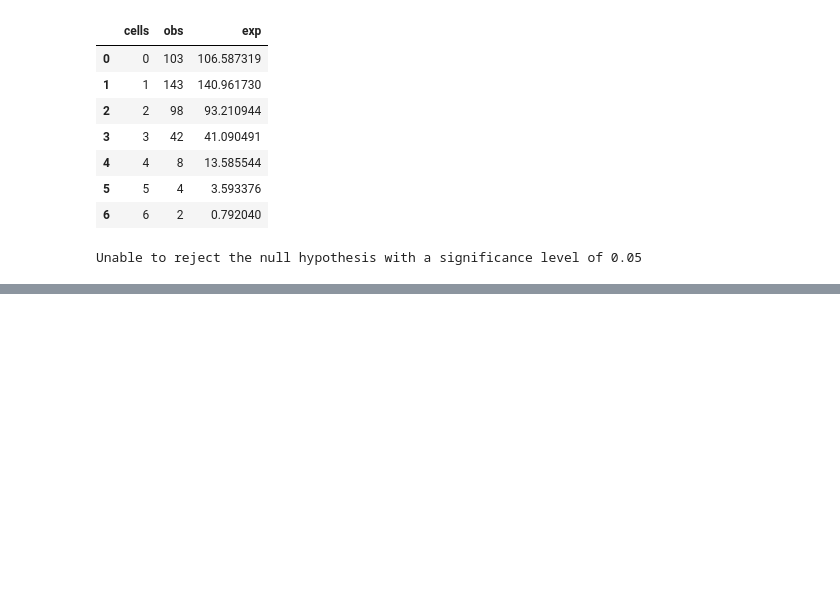
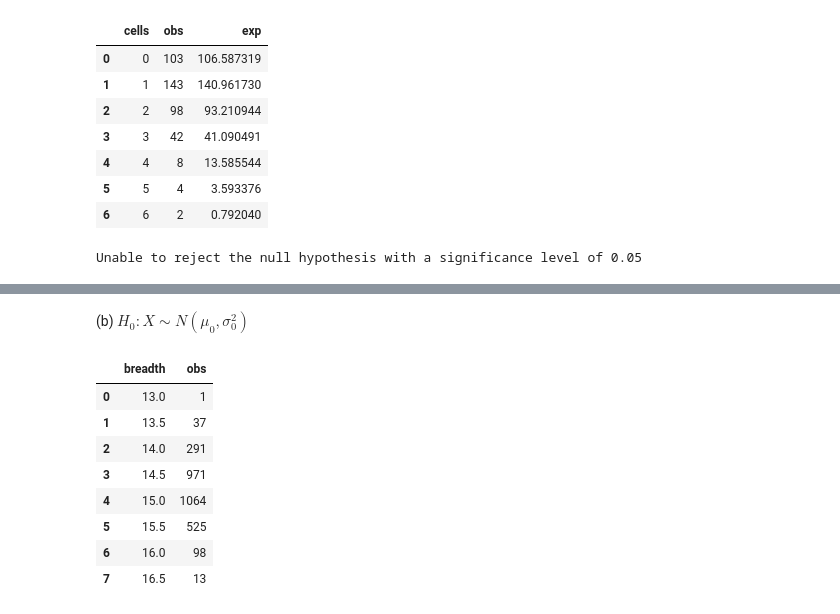
Before and after one commit to ArturoSbr/Principles-of-Statistics-MG-Bulmer-1965, a Jupyter notebook: 9_tests_of_significance.ipynb, the cells around one changed output, grey strips where cells are left out. Saved outputs shown, nothing was run; the diff lists cells and outputs as text; code cells hidden in the pictures; blank space fills up the shorter version.

```diff
--- a/9_tests_of_significance.ipynb
+++ b/9_tests_of_significance.ipynb
@@ -347,0 +391,16 @@ Unable to reject the null hypothesis with a significance level of 0.05
+# %% [markdown]
+(b) $H_0: X \sim N(\mu_0, \sigma^2_0)$
+# %%
+df = pd.DataFrame({'breadth':np.arange(start=13, stop=17, step=0.5),
+                   'obs':[1,37,291,971,1064,525,98,13]})
+df
+# %% [output]
+|  | breadth | obs |
+| 0 | 13.0 | 1 |
+| 1 | 13.5 | 37 |
+| 2 | 14.0 | 291 |
+| 3 | 14.5 | 971 |
+| 4 | 15.0 | 1064 |
+| 5 | 15.5 | 525 |
+| 6 | 16.0 | 98 |
+| 7 | 16.5 | 13 |
```
Also changed, not shown: parts of 29 cells of this notebook.
